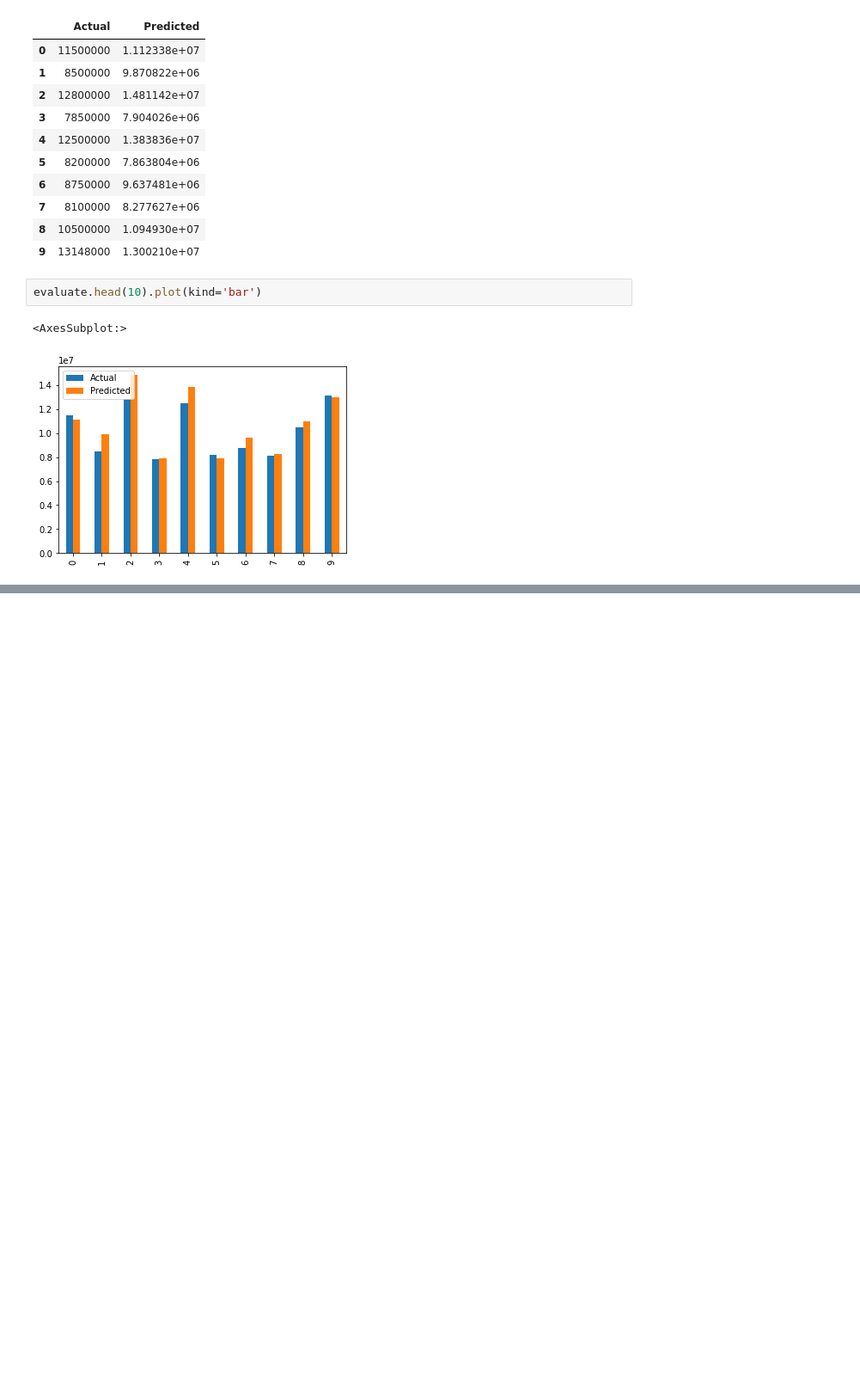
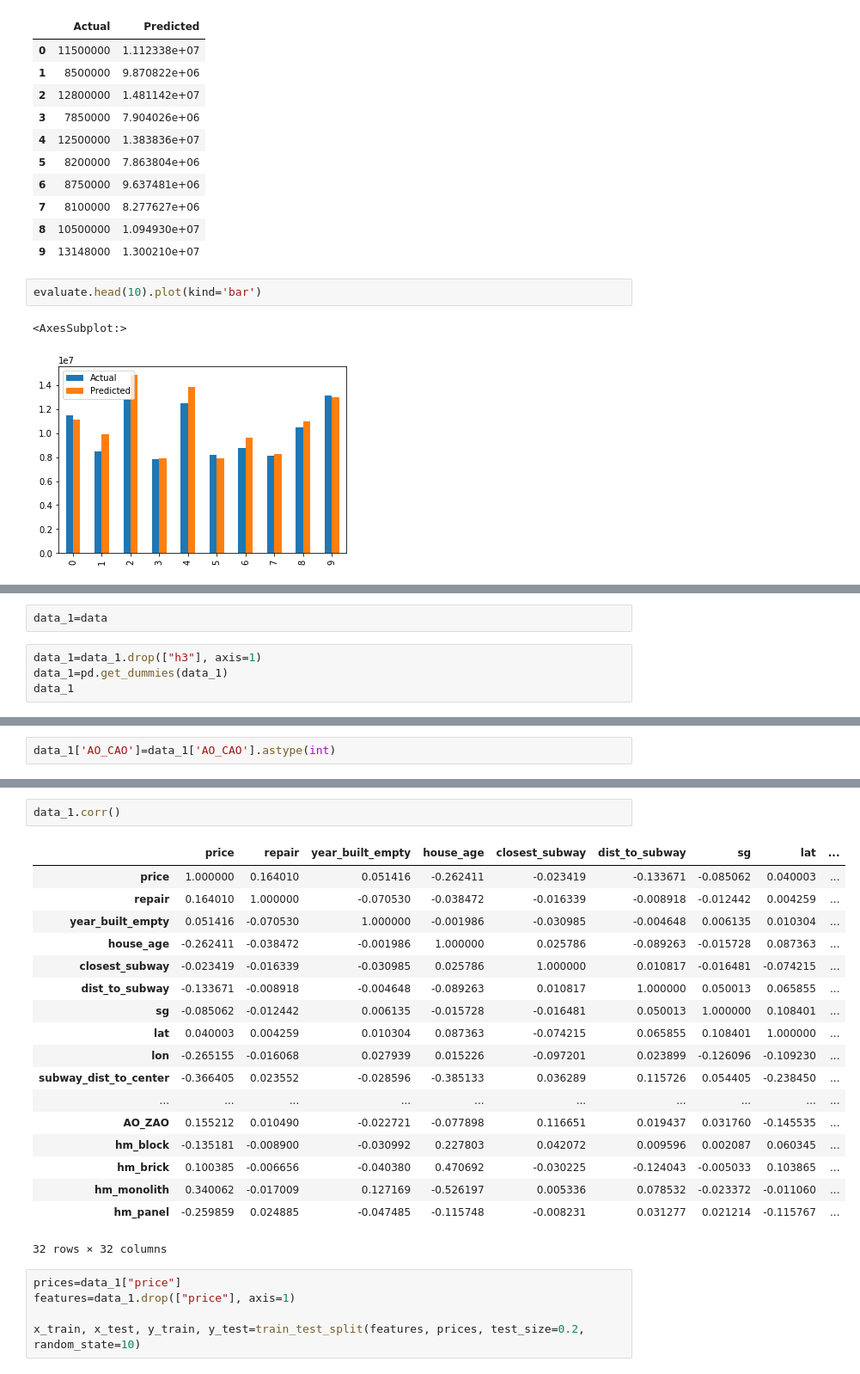
Before and after one commit to sanix-sandel/Moscow_housing_prices, a Jupyter notebook: Moscow_housing_price.ipynb, the cells around one changed output, grey strips where cells are left out. Shown at 86% size. Cells and saved outputs as stored; diff of their text form; blank space fills up the shorter version.

```diff
--- a/Moscow_housing_price.ipynb
+++ b/Moscow_housing_price.ipynb
@@ -265,0 +306,6 @@ pd.DataFrame({'coef':results.params, 'p-value':round(results.pvalues, 3)})
+# %%
+data_1=data
+# %%
+data_1=data_1.drop(["h3"], axis=1)
+data_1=pd.get_dummies(data_1)
+data_1
@@ -265,0 +346,2 @@ pd.DataFrame({'coef':results.params, 'p-value':round(results.pvalues, 3)})
+# %%
+data_1['AO_CAO']=data_1['AO_CAO'].astype(int)
@@ -265,0 +381,26 @@ pd.DataFrame({'coef':results.params, 'p-value':round(results.pvalues, 3)})
+# %%
+data_1.corr()
+# %% [output]
+|  | price | repair | year_built_empty | house_age | closest_subway | dist_to_subway | sg | lat | ... |
+| price | 1.000000 | 0.164010 | 0.051416 | -0.262411 | -0.023419 | -0.133671 | -0.085062 | 0.040003 | ... |
+| repair | 0.164010 | 1.000000 | -0.070530 | -0.038472 | -0.016339 | -0.008918 | -0.012442 | 0.004259 | ... |
+| year_built_empty | 0.051416 | -0.070530 | 1.000000 | -0.001986 | -0.030985 | -0.004648 | 0.006135 | 0.010304 | ... |
+| house_age | -0.262411 | -0.038472 | -0.001986 | 1.000000 | 0.025786 | -0.089263 | -0.015728 | 0.087363 | ... |
+| closest_subway | -0.023419 | -0.016339 | -0.030985 | 0.025786 | 1.000000 | 0.010817 | -0.016481 | -0.074215 | ... |
+| dist_to_subway | -0.133671 | -0.008918 | -0.004648 | -0.089263 | 0.010817 | 1.000000 | 0.050013 | 0.065855 | ... |
+| sg | -0.085062 | -0.012442 | 0.006135 | -0.015728 | -0.016481 | 0.050013 | 1.000000 | 0.108401 | ... |
+| lat | 0.040003 | 0.004259 | 0.010304 | 0.087363 | -0.074215 | 0.065855 | 0.108401 | 1.000000 | ... |
+| lon | -0.265155 | -0.016068 | 0.027939 | 0.015226 | -0.097201 | 0.023899 | -0.126096 | -0.109230 | ... |
+| subway_dist_to_center | -0.366405 | 0.023552 | -0.028596 | -0.385133 | 0.036289 | 0.115726 | 0.054405 | -0.238450 | ... |
+| ... | ... | ... | ... | ... | ... | ... | ... | ... | ... |
+| AO_ZAO | 0.155212 | 0.010490 | -0.022721 | -0.077898 | 0.116651 | 0.019437 | 0.031760 | -0.145535 | ... |
+| hm_block | -0.135181 | -0.008900 | -0.030992 | 0.227803 | 0.042072 | 0.009596 | 0.002087 | 0.060345 | ... |
+| hm_brick | 0.100385 | -0.006656 | -0.040380 | 0.470692 | -0.030225 | -0.124043 | -0.005033 | 0.103865 | ... |
+| hm_monolith | 0.340062 | -0.017009 | 0.127169 | -0.526197 | 0.005336 | 0.078532 | -0.023372 | -0.011060 | ... |
+| hm_panel | -0.259859 | 0.024885 | -0.047485 | -0.115748 | -0.008231 | 0.031277 | 0.021214 | -0.115767 | ... |
+32 rows × 32 columns
+# %%
+prices=data_1["price"]
+features=data_1.drop(["price"], axis=1)
+
+x_train, x_test, y_train, y_test=train_test_split(features, prices, test_size=0.2, random_state=10)
```
Also changed, not shown: parts of 13 cells of this notebook.
